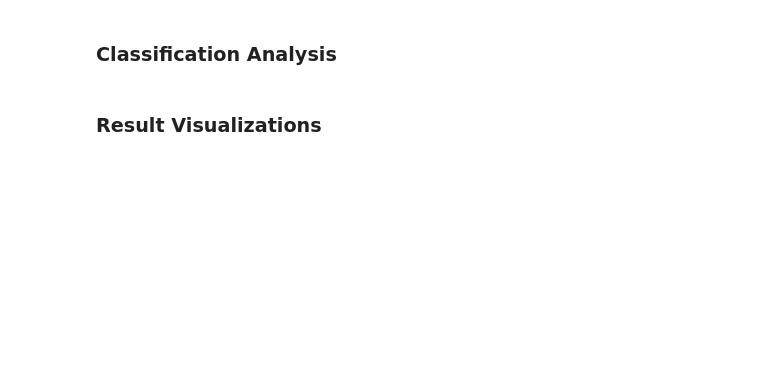
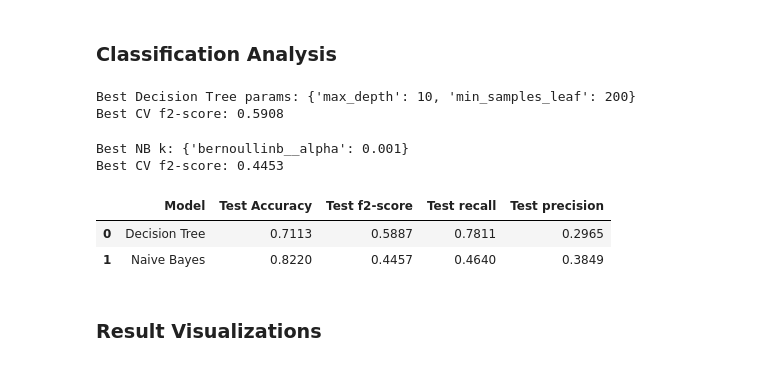
Before and after one commit to alxwen711/cdc_diabetes_prediction, a Jupyter notebook: notebooks/vancouver-tree_prediction.ipynb, the cells around one changed output. Cells and saved outputs as stored; diff of their text form; code cells hidden in the pictures; blank space fills up the shorter version.

```diff
--- a/notebooks/vancouver-tree_prediction.ipynb
+++ b/notebooks/vancouver-tree_prediction.ipynb
@@ -154,13 +239,16 @@ y_test  = test_df['diabetes']
 tree = DecisionTreeClassifier(random_state=522, class_weight='balanced')
 
 tree_params = {
-    'max_depth': [8, 10, 12, 14],
-    'min_samples_leaf': [10, 20, 50]
+    'max_depth': [6, 8, 10, 12, 14],
+    'min_samples_leaf': [175, 200, 225, 250]
 }
 
-tree_grid = GridSearchCV(tree, tree_params, cv=5, scoring='roc_auc', n_jobs=-1)
+tree_grid = GridSearchCV(tree, tree_params, cv=5, scoring=f2_scorer, n_jobs=-1)
 tree_grid.fit(X_train, y_train)
 
 best_tree = tree_grid.best_estimator_
 print("Best Decision Tree params:", tree_grid.best_params_)
-print("Best CV AUC:", tree_grid.best_score_.round(4))
+print("Best CV f2-score:", tree_grid.best_score_.round(4))
+# %% [output]
+Best Decision Tree params: {'max_depth': 10, 'min_samples_leaf': 200}
+Best CV f2-score: 0.5908
@@ -185,23 +255,50 @@ print("Best CV AUC:", knn_grid.best_score_.round(4))
+# %%
+preprocessor = make_column_transformer(
+    (StandardScaler(), X_train.columns)
+)
+
+nb_pipe = make_pipeline(
+    preprocessor,
+    BernoulliNB()
+)
+
+nb_params = {'bernoullinb__alpha': [1e-3, 1e-2, 1e-1, 1e0, 1e1, 1e2, 1e3, 1e4]}
+
+knn_grid = GridSearchCV(nb_pipe, nb_params, cv=5, scoring=f2_scorer, n_jobs=-1)
+knn_grid.fit(X_train, y_train)
+
+best_nb = knn_grid.best_estimator_
+print("Best NB k:", knn_grid.best_params_)
+print("Best CV f2-score:", knn_grid.best_score_.round(4))
+# %% [output]
+Best NB k: {'bernoullinb__alpha': 0.001}
+Best CV f2-score: 0.4453
 # %%
 models = {
     'Decision Tree': best_tree,
-    'KNN (k=51)': best_knn
+    'Naive Bayes': best_nb
 }
 
 results = []
 
 for name, model in models.items():
     y_pred = model.predict(X_test)
     y_prob = model.predict_proba(X_test)[:, 1]
 
     results.append({
         'Model': name,
         'Test Accuracy': accuracy_score(y_test, y_pred).round(4),
-        'Test AUC': roc_auc_score(y_test, y_prob).round(4)
+        'Test f2-score': fbeta_score(y_test, y_pred, beta=2).round(4),
+        'Test recall': recall_score(y_test, y_pred).round(4),
+        'Test precision': precision_score(y_test, y_pred).round(4),
     })
 
 score_df = pd.DataFrame(results)
 score_df
+# %% [output]
+|  | Model | Test Accuracy | Test f2-score | Test recall | Test precision |
+| 0 | Decision Tree | 0.7113 | 0.5887 | 0.7811 | 0.2965 |
+| 1 | Naive Bayes | 0.8220 | 0.4457 | 0.4640 | 0.3849 |
 # %% [markdown]
 ### Result Visualizations
 # %%
```
Also changed, not shown: parts of 18 cells of this notebook, 3 other files.
